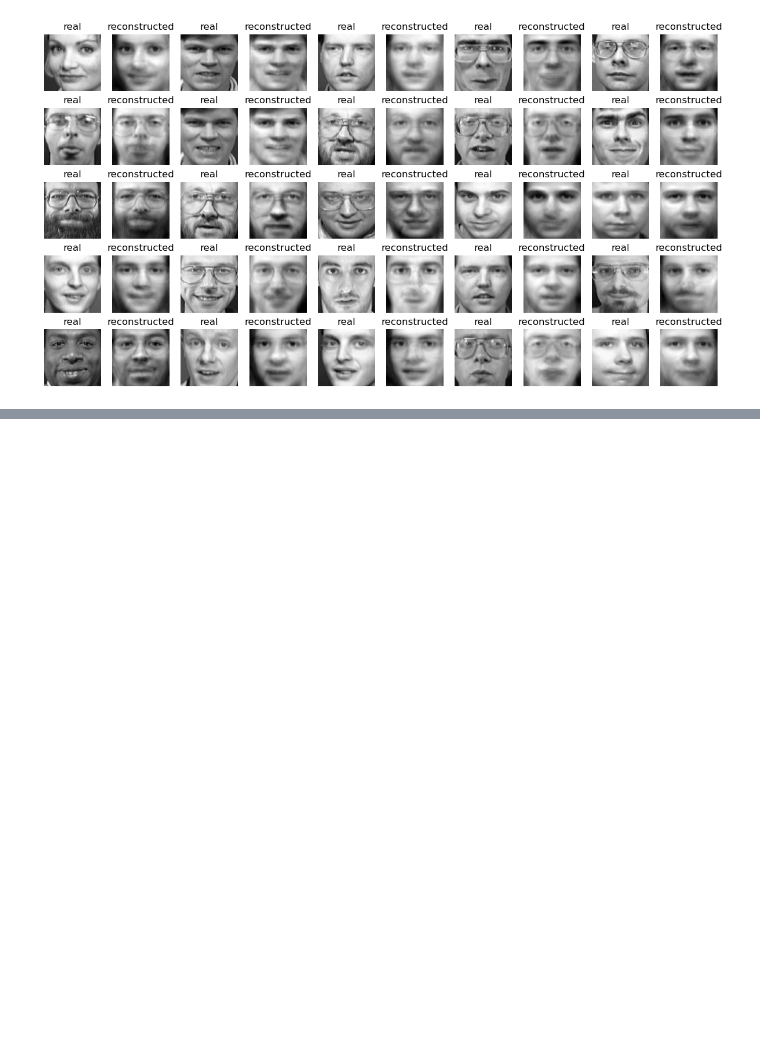
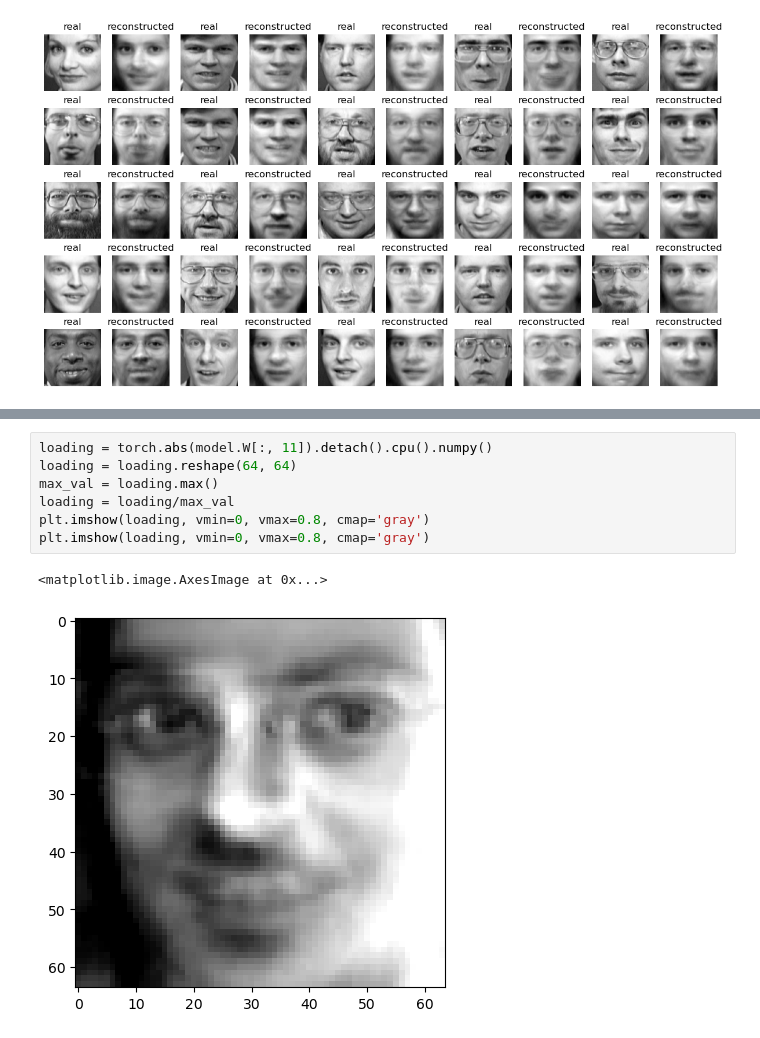
Before and after one commit to luisdiaz1997/SpatialFactorization, a Jupyter notebook: notebooks/PNMF_eigenfaces.ipynb, the cells around one changed output, grey strips where cells are left out. Cells and saved outputs as stored; diff of their text form; blank space fills up the shorter version.

Commit message:
added loadings explainability in Eigenfaces PNMF

```diff
--- a/notebooks/PNMF_eigenfaces.ipynb
+++ b/notebooks/PNMF_eigenfaces.ipynb
@@ -95,0 +97,10 @@ ax1.set_xticks(x);
+# %%
+loading = torch.abs(model.W[:, 11]).detach().cpu().numpy()
+loading = loading.reshape(64, 64)
+max_val = loading.max()
+loading = loading/max_val
+plt.imshow(loading, vmin=0, vmax=0.8, cmap='gray')
+plt.imshow(loading, vmin=0, vmax=0.8, cmap='gray')
+# %% [output]
+<matplotlib.image.AxesImage at 0x...>
+[figure, added]
```
Also changed, not shown: parts of 1 cell of this notebook.
